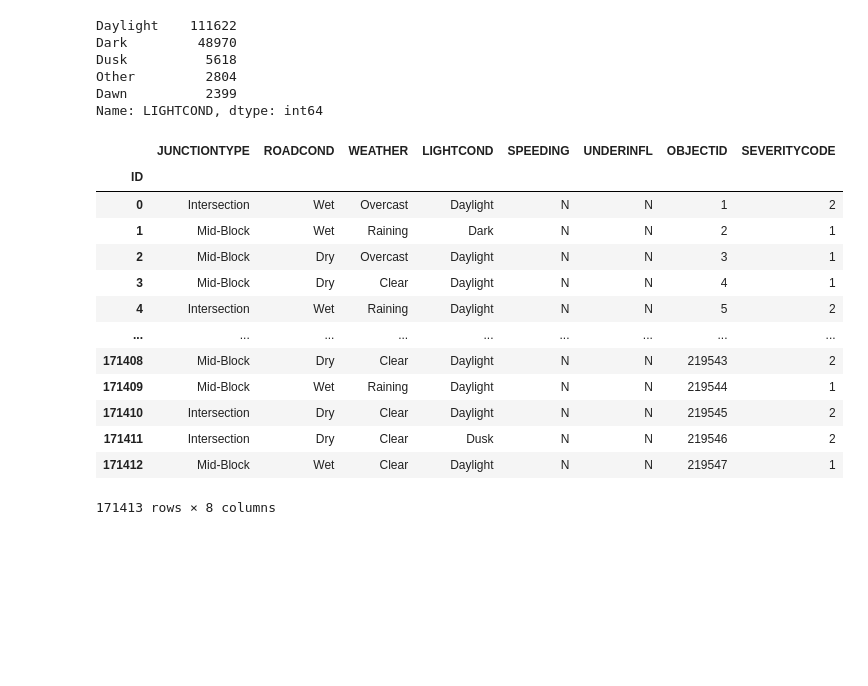
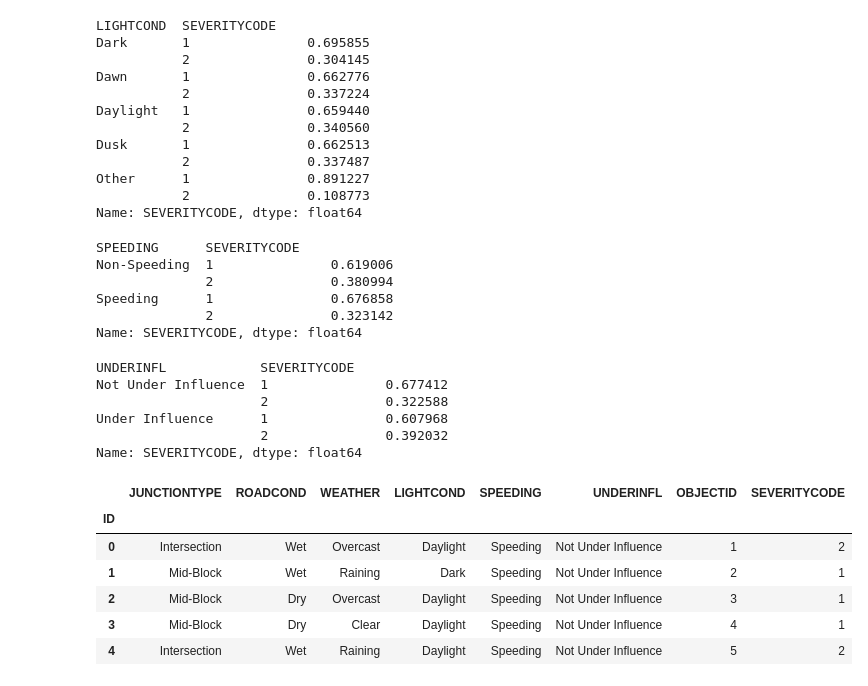
Before and after one commit to astradrel/Capstone-Project, a Jupyter notebook: Car Accidents Severity Prediction using Machine Learning.ipynb, the cells around one changed output. Cells and saved outputs as stored; diff of their text form; code cells hidden in the pictures; blank space fills up the shorter version.

```diff
--- a/Car Accidents Severity Prediction using Machine Learning.ipynb
+++ b/Car Accidents Severity Prediction using Machine Learning.ipynb
@@ -107,21 +117,47 @@ df_accident['LIGHTCOND'].replace({"Dark - Street Lights On" : "Dark",
                                 "Dark - Street Lights Off" : "Dark",
                                  "Dark - Unknown Lighting" : "Dark"}, inplace=True)
 
-df_accident['LIGHTCOND'].value_counts()
+df_accident.groupby(['LIGHTCOND'])['SEVERITYCODE'].value_counts(normalize=True)
 # %% [output]
-Daylight    111622
-Dark         48970
-Dusk          5618
-Other         2804
-Dawn          2399
-Name: LIGHTCOND, dtype: int64
+LIGHTCOND  SEVERITYCODE
+Dark       1               0.695855
+           2               0.304145
+Dawn       1               0.662776
+           2               0.337224
+Daylight   1               0.659440
+           2               0.340560
+Dusk       1               0.662513
+           2               0.337487
+Other      1               0.891227
+           2               0.108773
+Name: SEVERITYCODE, dtype: float64
 # %%
 # Cleaning the column SPEEDING
 
 df_accident['SPEEDING'].fillna('N', inplace=True)
+df_accident['SPEEDING'].replace({"Y" : "Non-Speeding", "N" : "Speeding"}, inplace=True)
+
+df_accident.groupby(['SPEEDING'])['SEVERITYCODE'].value_counts(normalize=True)
+# %% [output]
+SPEEDING      SEVERITYCODE
+Non-Speeding  1               0.619006
+              2               0.380994
+Speeding      1               0.676858
+              2               0.323142
+Name: SEVERITYCODE, dtype: float64
 # %%
 # Cleaning the column UNDERINFL
 
-df_accident['UNDERINFL'].replace({"0" : "N", "1": "Y"}, inplace=True)
+df_accident['UNDERINFL'].replace({"0" : "Not Under Influence", "1": "Under Influence"}, inplace=True)
+df_accident['UNDERINFL'].replace({"N" : "Not Under Influence", "Y": "Under Influence"}, inplace=True)
+
+df_accident.groupby(['UNDERINFL'])['SEVERITYCODE'].value_counts(normalize=True)
+# %% [output]
+UNDERINFL            SEVERITYCODE
+Not Under Influence  1               0.677412
+                     2               0.322588
+Under Influence      1               0.607968
+                     2               0.392032
+Name: SEVERITYCODE, dtype: float64
 # %%
 # Resetting the index
@@ -129,20 +166,14 @@ df_accident.reset_index(inplace=True)
 df_accident = df_accident.drop(['index'], axis=1)
 df_accident = df_accident.rename_axis('ID')
 # %%
-# Display the cleaned and formatted datasets
-df_accident
+# Display the new cleaned dataset
+
+df_accident.head()
 # %% [output]
 |  | JUNCTIONTYPE | ROADCOND | WEATHER | LIGHTCOND | SPEEDING | UNDERINFL | OBJECTID | SEVERITYCODE |
 | ID |  |  |  |  |  |  |  |  |
-| 0 | Intersection | Wet | Overcast | Daylight | N | N | 1 | 2 |
-| 1 | Mid-Block | Wet | Raining | Dark | N | N | 2 | 1 |
-| 2 | Mid-Block | Dry | Overcast | Daylight | N | N | 3 | 1 |
-| 3 | Mid-Block | Dry | Clear | Daylight | N | N | 4 | 1 |
-| 4 | Intersection | Wet | Raining | Daylight | N | N | 5 | 2 |
-| ... | ... | ... | ... | ... | ... | ... | ... | ... |
-| 171408 | Mid-Block | Dry | Clear | Daylight | N | N | 219543 | 2 |
-| 171409 | Mid-Block | Wet | Raining | Daylight | N | N | 219544 | 1 |
-| 171410 | Intersection | Dry | Clear | Daylight | N | N | 219545 | 2 |
-| 171411 | Intersection | Dry | Clear | Dusk | N | N | 219546 | 2 |
-| 171412 | Mid-Block | Wet | Clear | Daylight | N | N | 219547 | 1 |
+| 0 | Intersection | Wet | Overcast | Daylight | Speeding | Not Under Influence | 1 | 2 |
+| 1 | Mid-Block | Wet | Raining | Dark | Speeding | Not Under Influence | 2 | 1 |
+| 2 | Mid-Block | Dry | Overcast | Daylight | Speeding | Not Under Influence | 3 | 1 |
+| 3 | Mid-Block | Dry | Clear | Daylight | Speeding | Not Under Influence | 4 | 1 |
+| 4 | Intersection | Wet | Raining | Daylight | Speeding | Not Under Influence | 5 | 2 |
-171413 rows × 8 columns
```
Also changed, not shown: parts of 29 cells of this notebook, 2 other files.
